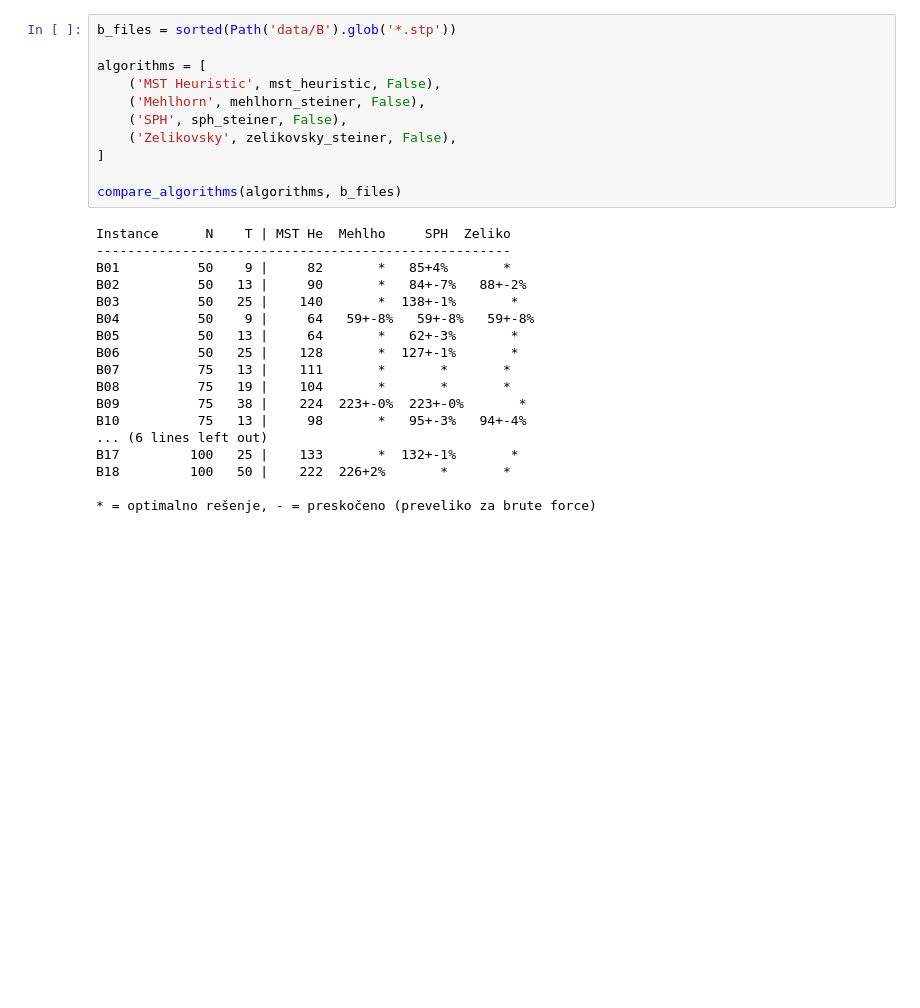
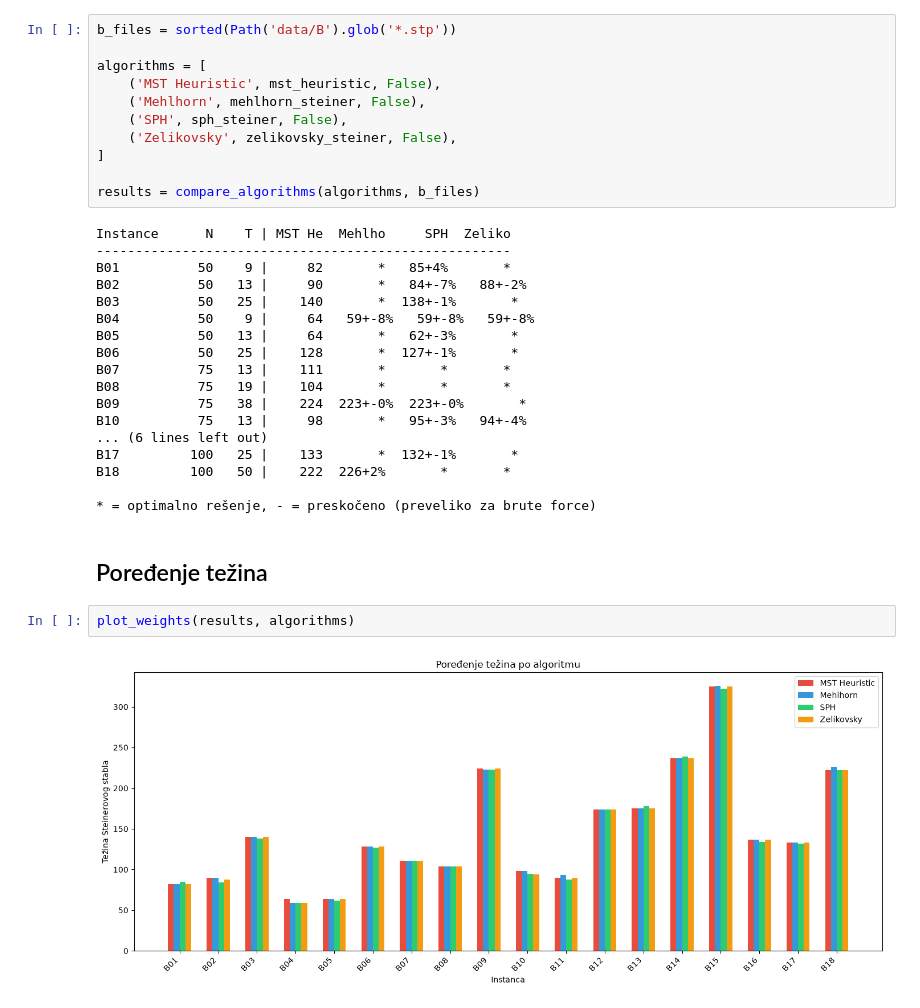
Before and after one commit to TinovoS/Approxiation-algorithms-for-Steiner-trees-in-weighted-graphs, a Jupyter notebook: 04_test_B.ipynb, the cells around one changed output. Cells and saved outputs as stored; diff of their text form; blank space fills up the shorter version.

```diff
--- a/04_test_B.ipynb
+++ b/04_test_B.ipynb
@@ -15,7 +15,7 @@ algorithms = [
     ('Zelikovsky', zelikovsky_steiner, False),
 ]
 
-compare_algorithms(algorithms, b_files)
+results = compare_algorithms(algorithms, b_files)
 # %% [output]
 Instance      N    T | MST He  Mehlho     SPH  Zeliko
 -----------------------------------------------------
@@ -34,3 +34,9 @@ B17         100   25 |    133       *  132+-1%       *
 B18         100   50 |    222  226+2%       *       *
 
 * = optimalno rešenje, - = preskočeno (preveliko za brute force)
+# %% [markdown]
+## Poređenje težina
+# %%
+plot_weights(results, algorithms)
+# %% [output]
+[figure, added]
```
Also changed, not shown: parts of 22 cells of this notebook.
